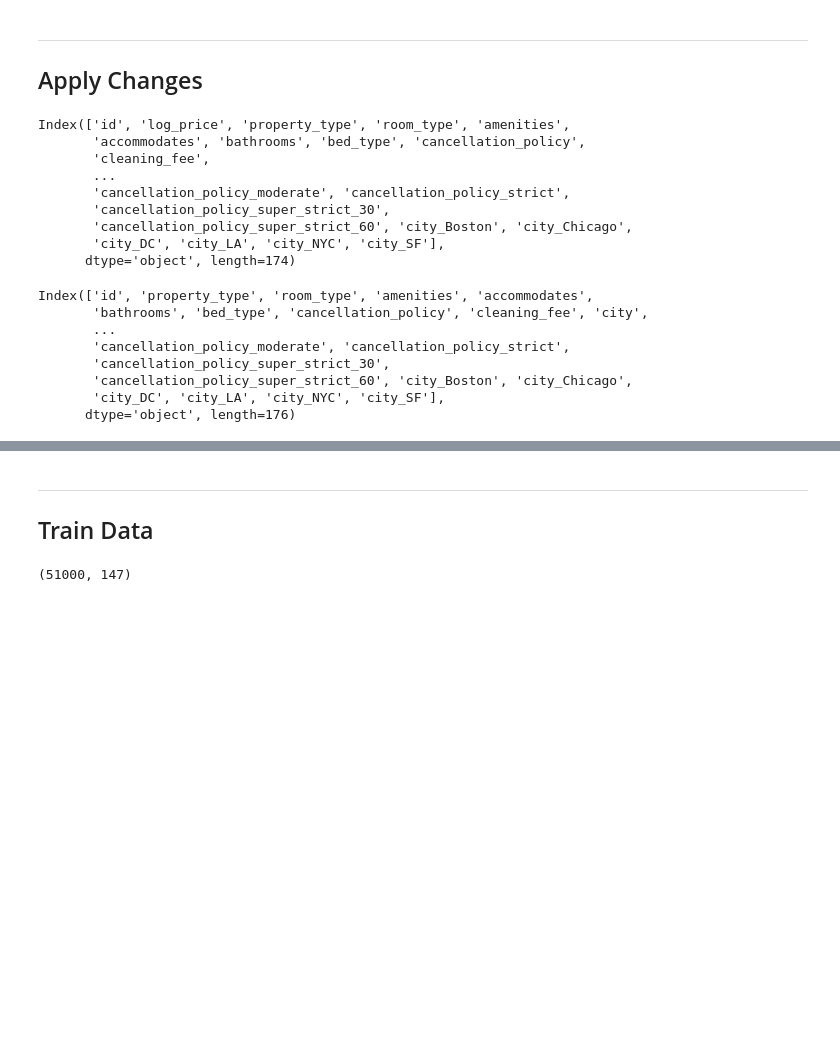
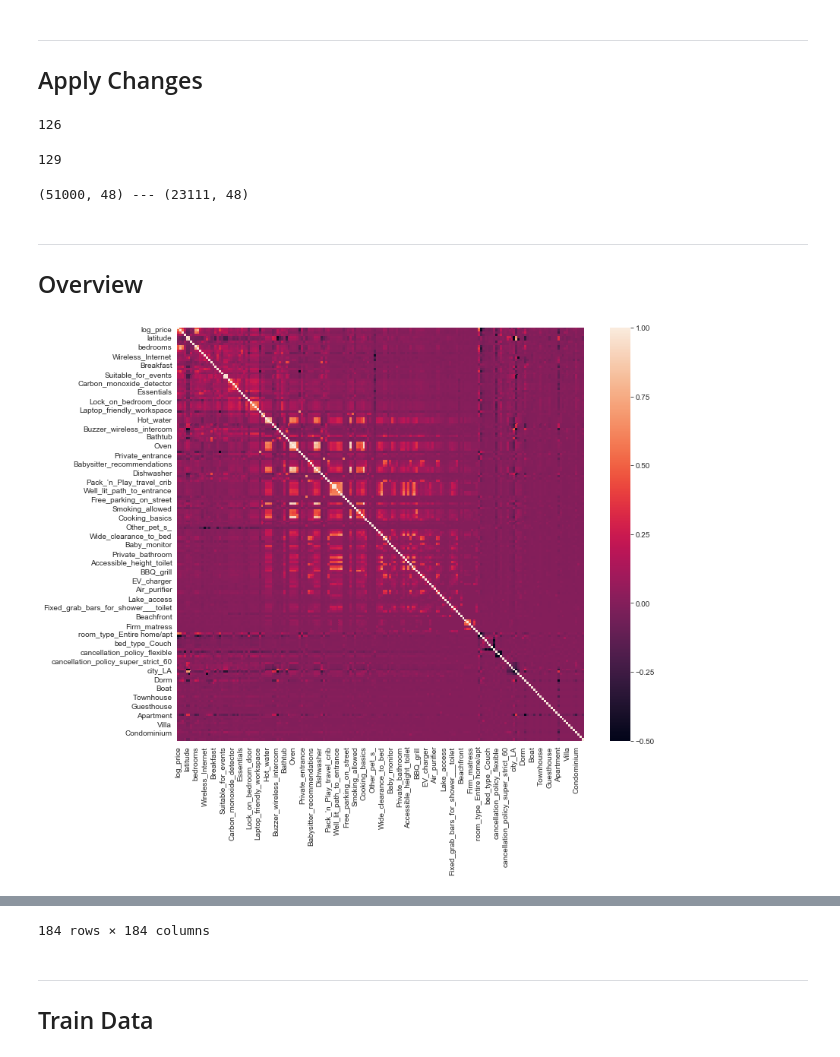
Before and after one commit to ArwaSheraky/AirBnB-Kaggle-Comp, a Jupyter notebook: Airbnb-Test.ipynb, the cells around one changed output, grey strips where cells are left out. Cells and saved outputs as stored; diff of their text form; code cells hidden in the pictures; blank space fills up the shorter version.

```diff
--- a/Airbnb-Test.ipynb
+++ b/Airbnb-Test.ipynb
@@ -218,35 +225,34 @@ def get_amenities(df_airbnb):
 # %%
 # Dummies for categorical columns
 
-def get_dum(df_airbnb):
+def get_dum(df1, df2):
+
     categorical=['room_type','bed_type','cancellation_policy', 'city']
-    df_dummies=pd.get_dummies(df_airbnb[categorical])
-    new_df = pd.concat([df_airbnb, df_dummies], axis=1)
+    df_dummies=pd.get_dummies(df1[categorical])
 
-    return new_df, df_dummies
+    # Get dummies of property_type, as it's different in each DF.
+
+    property_type_dummies = pd.get_dummies(df1['property_type'])
+    common_properties = list(set(df1['property_type'].unique()) & set(df2['property_type'].unique()))
+    property_type_dummies = property_type_dummies[common_properties]
+
+    all_df_dummies = pd.concat([df_dummies, property_type_dummies], axis =1)
+    new_df = pd.concat([df1, all_df_dummies], axis=1)
+
+    return new_df, all_df_dummies
 # %% [markdown]
 ________________________
 ## Apply Changes
 # %%
 # For training data
 
-clean_data(df)
+#clean_data(df)
 df['amenities'] = df['amenities'].apply(clean_split_string)
 fill_missing_values(df)
 unique_am = get_amenities(df)
-df, df_dum = get_dum(df)
+len(unique_am)
+# %% [output]
+126
-# %%
-df.columns
-# %% [output]
-Index(['id', 'log_price', 'property_type', 'room_type', 'amenities',
-       'accommodates', 'bathrooms', 'bed_type', 'cancellation_policy',
-       'cleaning_fee',
-       ...
-       'cancellation_policy_moderate', 'cancellation_policy_strict',
-       'cancellation_policy_super_strict_30',
-       'cancellation_policy_super_strict_60', 'city_Boston', 'city_Chicago',
-       'city_DC', 'city_LA', 'city_NYC', 'city_SF'],
-      dtype='object', length=174)
 # %%
 # For testing data
 
@@ -254,15 +260,27 @@ Index(['id', 'log_price', 'property_type', 'room_type', 'amenities',
 fill_missing_values(df_test)
 df_test['amenities'] = df_test['amenities'].apply(clean_split_string)
 test_unique_am = get_amenities(df_test)
-df_test, df_dummies_test = get_dum(df_test)
+len(test_unique_am)
+# %% [output]
+129
-# %%
-df_test.columns
-# %% [output]
-Index(['id', 'property_type', 'room_type', 'amenities', 'accommodates',
-       'bathrooms', 'bed_type', 'cancellation_policy', 'cleaning_fee', 'city',
-       ...
-       'cancellation_policy_moderate', 'cancellation_policy_strict',
-       'cancellation_policy_super_strict_30',
-       'cancellation_policy_super_strict_60', 'city_Boston', 'city_Chicago',
-       'city_DC', 'city_LA', 'city_NYC', 'city_SF'],
-      dtype='object', length=176)
+# %%
+
+df, df_dum = get_dum(df, df_test)
+df_test, df_dummies_test = get_dum(df_test,df)
+
+print(df_dum.shape, '---', df_dummies_test.shape)
+# %% [output]
+(51000, 48) --- (23111, 48)
+# %% [markdown]
+_______________
+## Overview
+# %%
+corr_matrix = df.iloc[:,1:].corr()
+
+plt.figure(figsize=(12,10))
+sns.heatmap(corr_matrix, vmin=-0.5)
+plt.show()
+
+corr_matrix.sort_values(by='log_price')
+# %% [output]
+[figure, added]
@@ -269,3 +304,4 @@ Index(['id', 'property_type', 'room_type', 'amenities', 'accommodates',
+184 rows × 184 columns
 # %% [markdown]
 ______________________________
 ## Train Data
@@ -274,9 +320 @@ X_columns = ['bathrooms', 'accommodates','number_of_reviews'] + list(set(unique_
-# %%
-X_columns += list(df_dum.columns)
-y_column = ['log_price']
-
-df_train = df[X_columns + y_column]
-print(df_train.shape)
-# %% [output]
-(51000, 147)
 # %%
```
Also changed, not shown: parts of 19 cells of this notebook, 1 other file.
